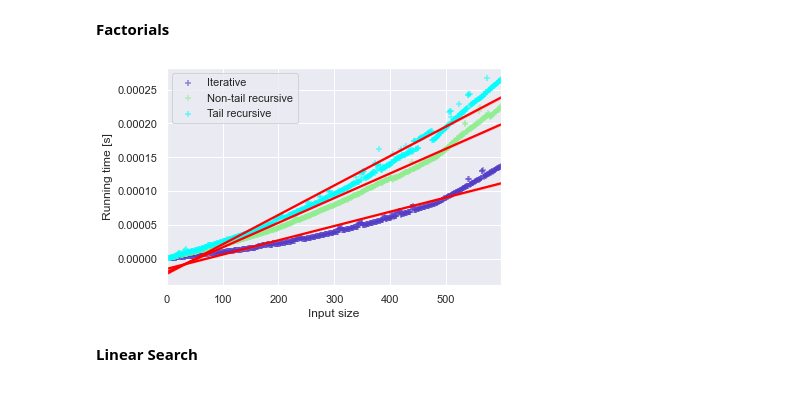
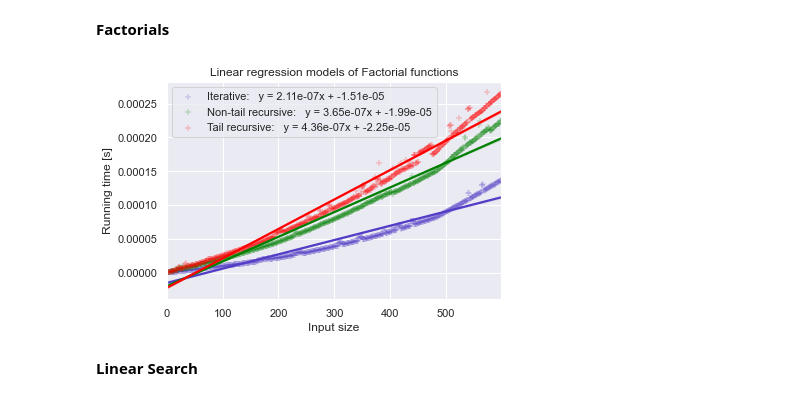
Before and after one commit to stephoneill/DS-Algs-assignmt1, a Jupyter notebook: Assignment1-Version2.ipynb, the cells around one changed output. Saved outputs shown, nothing was run; the diff lists cells and outputs as text; code cells hidden in the pictures.

Commit message:
plots labelled properly and coloured etc

```diff
--- a/Assignment1-Version2.ipynb
+++ b/Assignment1-Version2.ipynb
@@ -281,16 +281,21 @@ plt.show()
 # %%
 sns.set_theme(color_codes=True)
 import pandas as pd
+from scipy import stats
 
 
-def plot_linear_regression(dataframes, labels):
+def plot_linear_regression(dataframes, labels, title = ''):
     '''Function that plots the best line of fit using linear regression'''
-    colors = iter(['xkcd:blue with a hint of purple', 'lightgreen', 'xkcd:cyan'])
+    colors = iter(['xkcd:blue with a hint of purple', 'green', 'red'])
     i = 0
+
     for df in dataframes:
-        ax = sns.regplot(x=str(df.columns[0]), y=str(df.columns[1]), data=df, marker='+', line_kws={"color": "red"}, scatter_kws={'color':next(colors),'alpha':0.6}, label=labels[i])
+        color = next(colors)
+        slope, intercept, r_value, p_value, std_err = stats.linregress(df[df.columns[0]],df[df.columns[1]])
+        ax = sns.regplot(x=str(df.columns[0]), y=str(df.columns[1]), data=df, marker='+', line_kws={"color": color}, scatter_kws={'color':color,'alpha':0.2}, label=labels[i]+":   y = {0:.3g}x + {1:.3g}".format(slope,intercept))
         i+=1
     ax.set(xlabel='Input size', ylabel='Running time [s]')
+    ax.set_title(title)
     plt.legend()
     plt.show()
 # %% [markdown]
@@ -298,19 +303,16 @@ def plot_linear_regression(dataframes, labels):
 # %%
 # Creating dataframes for each of the factorial results
 
-df_fact_iter = pd.DataFrame(list(zip(x_fact_iter, y_fact_iter)))
-df_fact_iter.columns = ['x_fact_iter', 'y_fact_iter']
+df_fact_iter = pd.DataFrame(list(zip(x_fact_iter, y_fact_iter)), columns = ['x_fact_iter', 'y_fact_iter'])
 # %%
-df_fact_nontail = pd.DataFrame(list(zip(x_fact_nontail, y_fact_nontail)))
-df_fact_nontail.columns = ['x_fact_nontail', 'y_fact_nontail']
+df_fact_nontail = pd.DataFrame(list(zip(x_fact_nontail, y_fact_nontail)), columns = ['x_fact_nontail', 'y_fact_nontail'])
 # %%
-df_fact_tail = pd.DataFrame(list(zip(x_fact_tail, y_fact_tail)))
-df_fact_tail.columns = ['x_fact_tail', 'y_fact_tail']
+df_fact_tail = pd.DataFrame(list(zip(x_fact_tail, y_fact_tail)), columns = ['x_fact_tail', 'y_fact_tail'])
 # %%
 dataframes = [df_fact_iter, df_fact_nontail, df_fact_tail]
 labels=['Iterative', 'Non-tail recursive', 'Tail recursive']
-plot_linear_regression(dataframes, labels)
+plot_linear_regression(dataframes, labels, title = 'Linear regression models of Factorial functions')
 # %% [output]
-[figure, old version]
+[figure, new version]
 # %% [markdown]
 <b>Linear Search</b>
```
Also changed, not shown: parts of 2 cells of this notebook.
